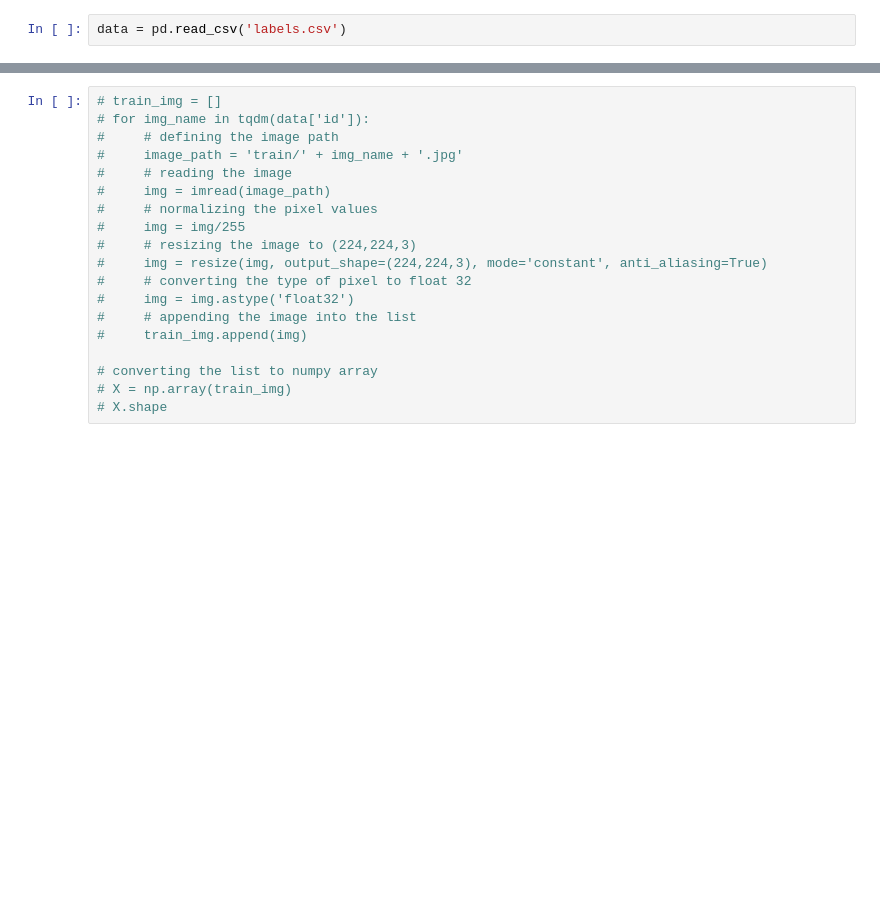
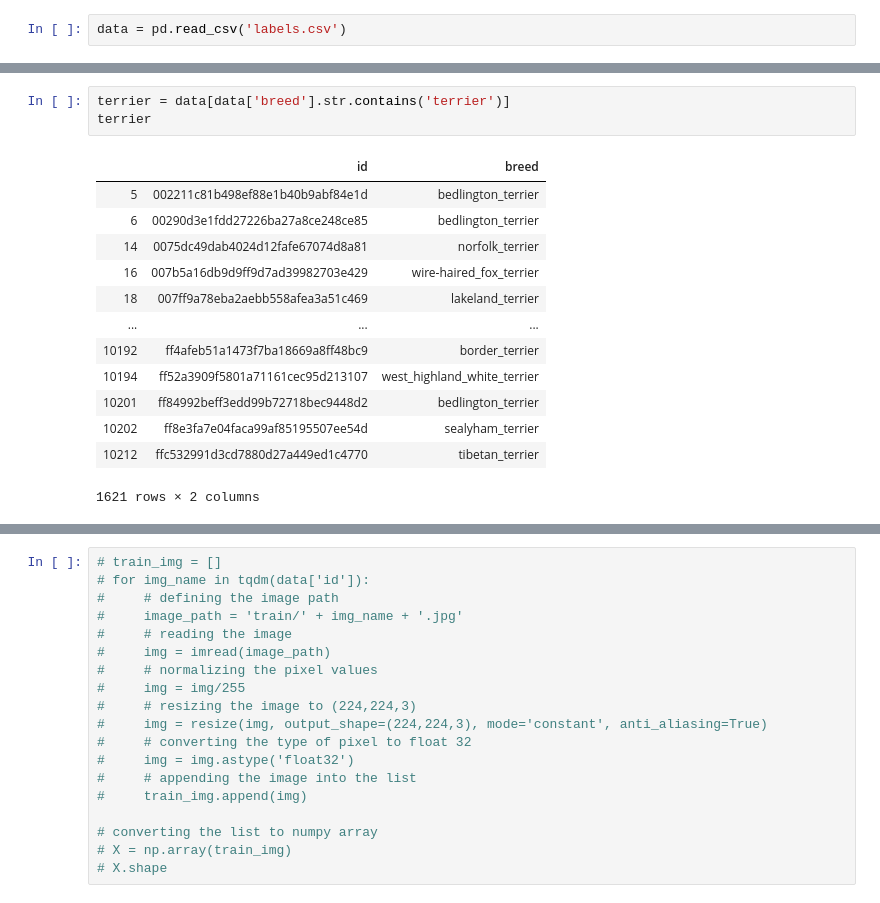
Before and after one commit to MikoTansingco/STINTSY-Machine-Project, a Jupyter notebook: STINTSY Machine Project.ipynb, the cells around one changed output, grey strips where cells are left out. Saved outputs shown, nothing was run; the diff lists cells and outputs as text; blank space fills up the shorter version.

```diff
--- a/STINTSY Machine Project.ipynb
+++ b/STINTSY Machine Project.ipynb
@@ -28,0 +80,17 @@ data = pd.read_csv('labels.csv')
+# %%
+terrier = data[data['breed'].str.contains('terrier')]
+terrier
+# %% [output]
+|  | id | breed |
+| 5 | 002211c81b498ef88e1b40b9abf84e1d | bedlington_terrier |
+| 6 | 00290d3e1fdd27226ba27a8ce248ce85 | bedlington_terrier |
+| 14 | 0075dc49dab4024d12fafe67074d8a81 | norfolk_terrier |
+| 16 | 007b5a16db9d9ff9d7ad39982703e429 | wire-haired_fox_terrier |
+| 18 | 007ff9a78eba2aebb558afea3a51c469 | lakeland_terrier |
+| ... | ... | ... |
+| 10192 | ff4afeb51a1473f7ba18669a8ff48bc9 | border_terrier |
+| 10194 | ff52a3909f5801a71161cec95d213107 | west_highland_white_terrier |
+| 10201 | ff84992beff3edd99b72718bec9448d2 | bedlington_terrier |
+| 10202 | ff8e3fa7e04faca99af85195507ee54d | sealyham_terrier |
+| 10212 | ffc532991d3cd7880d27a449ed1c4770 | tibetan_terrier |
+1621 rows × 2 columns
```
Also changed, not shown: parts of 27 cells of this notebook.
